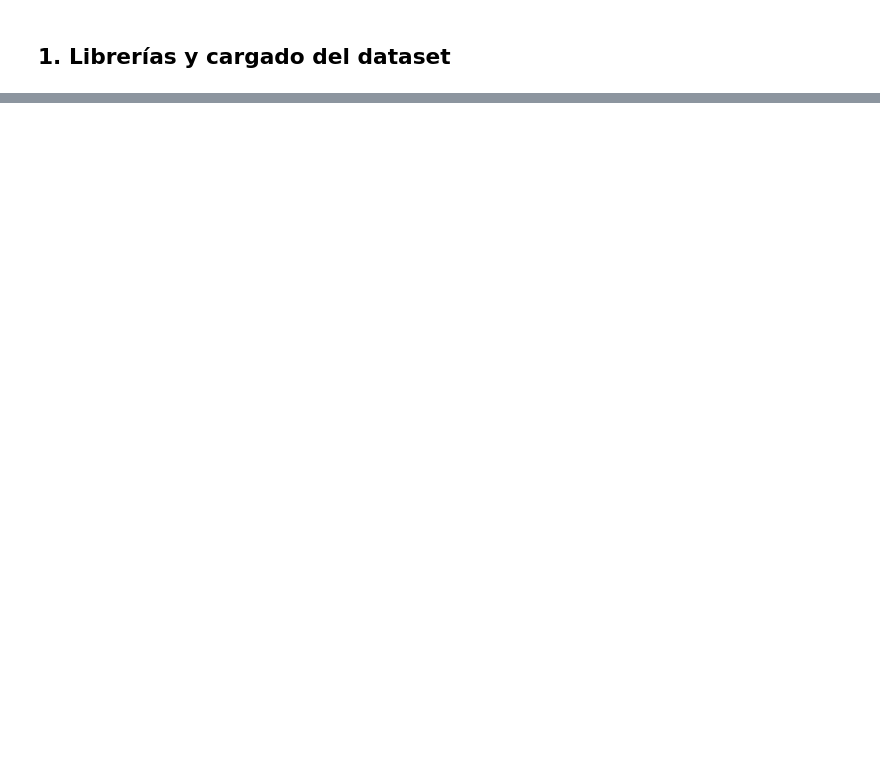
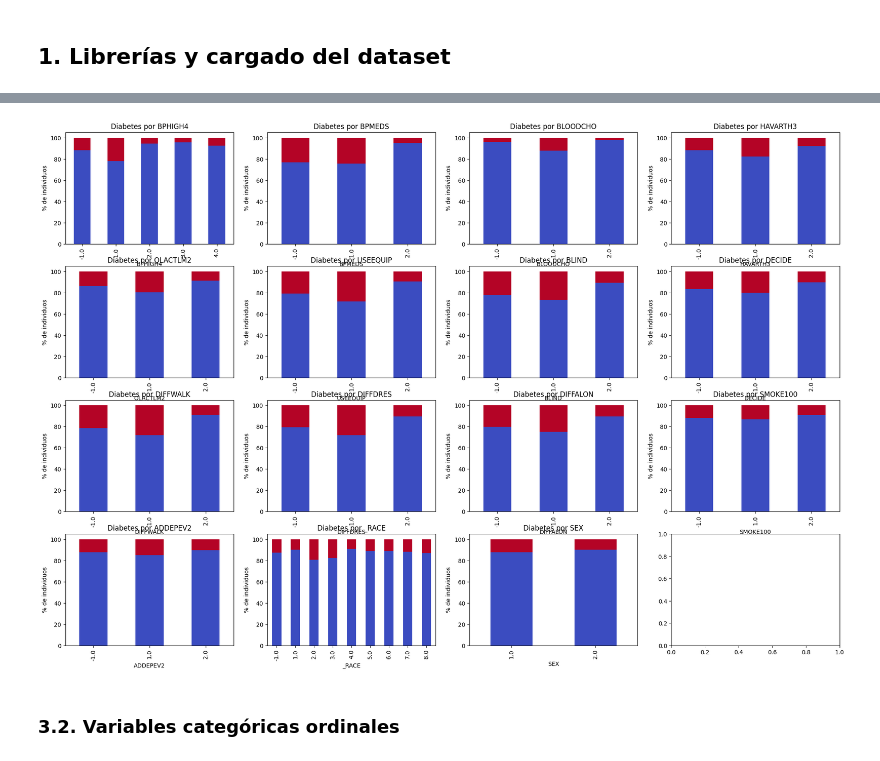
Before and after one commit to Jesusrodriguezf90/TFM, a Jupyter notebook: notebooks/model_training_v1.ipynb, the cells around one changed output, grey strips where cells are left out. Saved outputs shown, nothing was run; the diff lists cells and outputs as text; code cells hidden in the pictures; blank space fills up the shorter version.

```diff
--- a/notebooks/model_training_v1.ipynb
+++ b/notebooks/model_training_v1.ipynb
@@ -346,0 +80,10 @@ Importancia top 10 para XGBoost:
+# %%
+# Se definen las categorías de variables
+categorical_nominal = [
+    'BPHIGH4', 'BPMEDS', 'BLOODCHO', 'HAVARTH3', 'QLACTLM2',
+    'USEEQUIP', 'BLIND', 'DECIDE', 'DIFFWALK', 'DIFFDRES',
+    'DIFFALON', 'SMOKE100', 'ADDEPEV2', '_RACE', 'SEX'
+]
+categorical_ordinal = ['GENHLTH', '_PACAT1', '_AGEG5YR', '_BMI5CAT']
+numeric_vars = ['EXEROFT1', '_FRUTSUM', '_VEGESUM']
+target = "DIABETE3"
@@ -346,0 +92,11 @@ Importancia top 10 para XGBoost:
+# %%
+# Distribución entre clases
+fig, axes = plt.subplots(4, 4, figsize=(24, 16))
+axes = axes.flatten()
+for i, col in enumerate(categorical_nominal):
+    sns.countplot(x=col, data=df, order=sorted(df[col].unique()), ax=axes[i])
+    axes[i].set_title(f"Distribución de {col}")
+    axes[i].set_xlabel(col)
+    axes[i].set_ylabel("Frecuencia")
+plt.tight_layout()
+plt.show()
@@ -346,0 +105,14 @@ Importancia top 10 para XGBoost:
+# %%
+# Distribución del target en función de las clases
+fig, axes = plt.subplots(4, 4, figsize=(24, 16))
+axes = axes.flatten()
+for i, col in enumerate(categorical_nominal):
+    prop = pd.crosstab(df[col], df[target], normalize='index') * 100
+    prop.plot(kind='bar', stacked=True, colormap='coolwarm', ax=axes[i], legend=False)
+    axes[i].set_title(f"Diabetes por {col}")
+    axes[i].set_ylabel("% de individuos")
+    axes[i].set_xlabel(col)
+# %% [output]
+[figure, added]
+# %% [markdown]
+### 3.2. Variables categóricas ordinales
```
Also changed, not shown: parts of 62 cells of this notebook, 23 other files.
